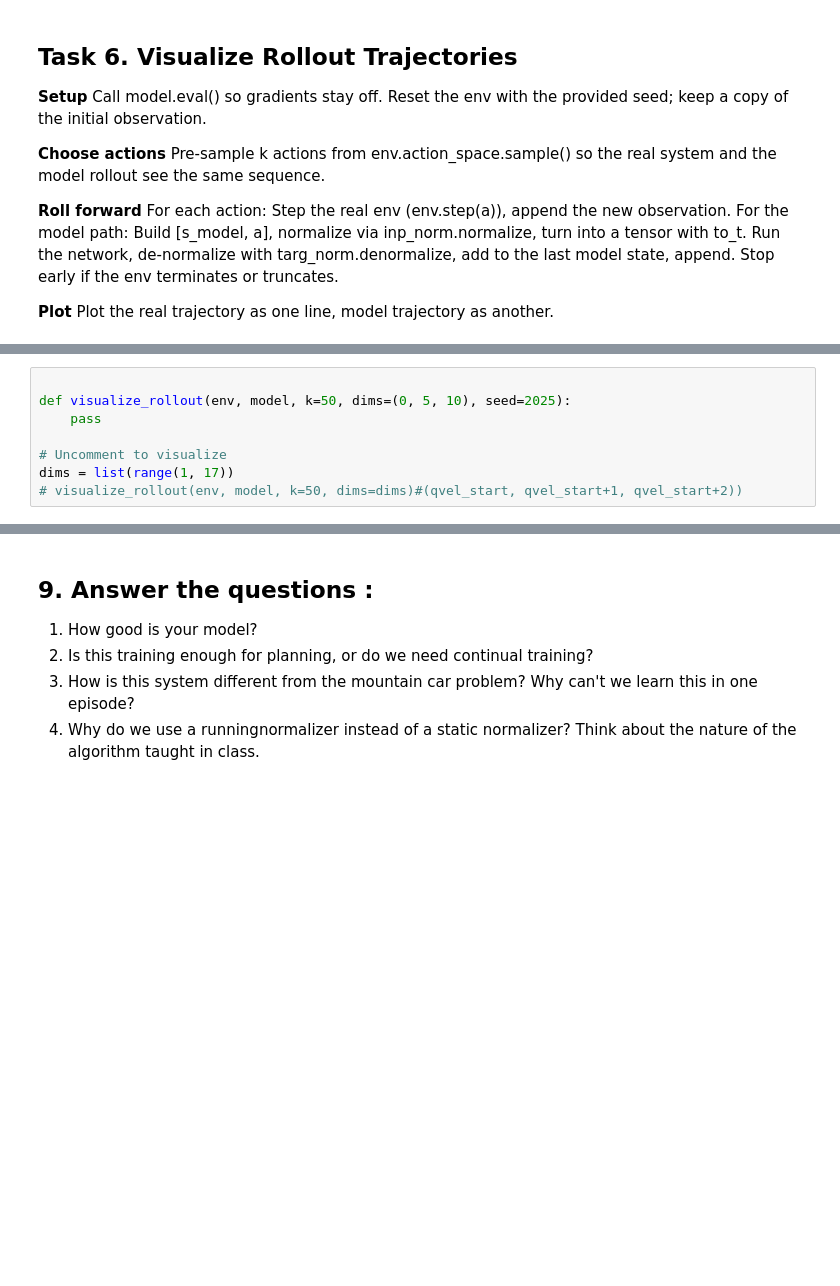
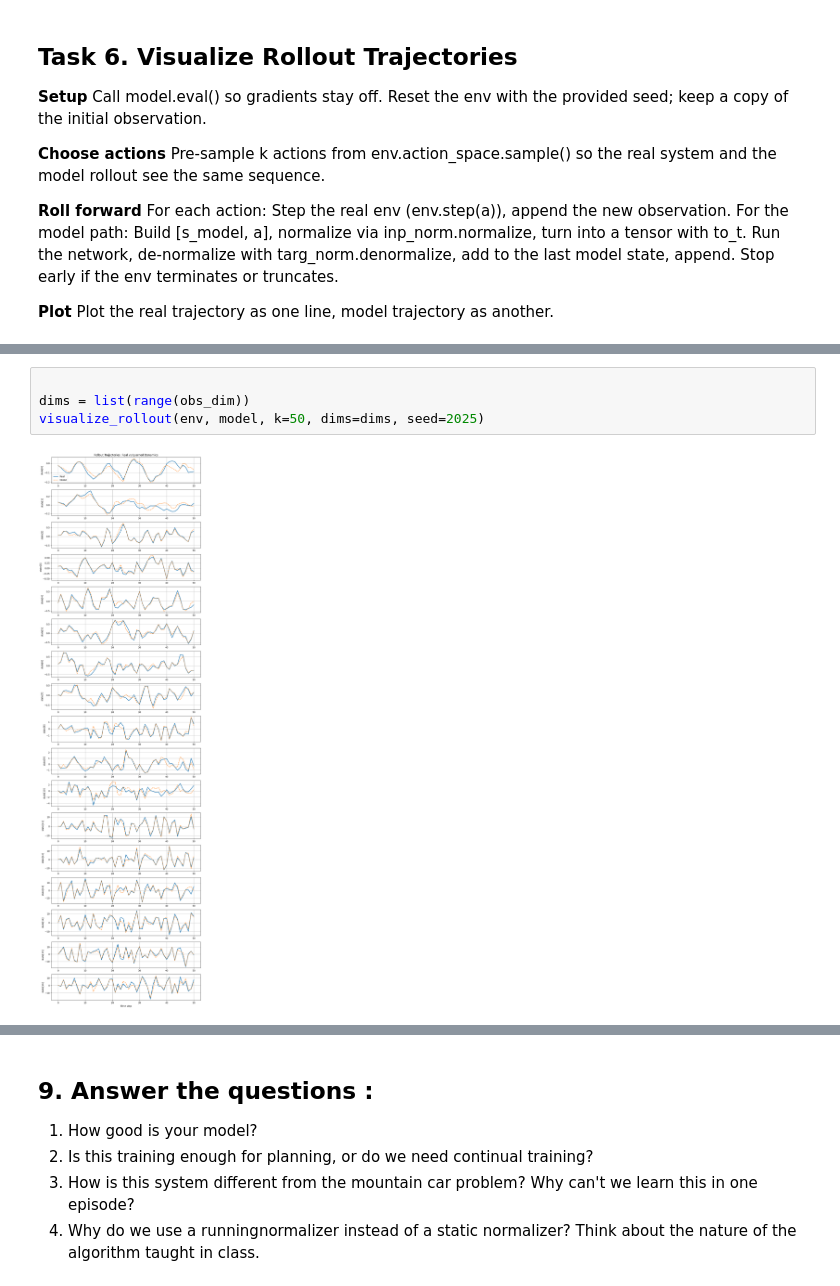
Before and after one commit to Sak724/CSE437_Lab-Reports, a Jupyter notebook: lab10_half_cheetah_dynamics.ipynb, the cells around one changed output, grey strips where cells are left out. Cells and saved outputs as stored; diff of their text form; blank space fills up the shorter version.

```diff
--- a/lab10_half_cheetah_dynamics.ipynb
+++ b/lab10_half_cheetah_dynamics.ipynb
@@ -239,8 +707,6 @@ Plot the real trajectory as one line, model trajectory as another.
 # %%
 
-def visualize_rollout(env, model, k=50, dims=(0, 5, 10), seed=2025):
-    pass
-
-# Uncomment to visualize
-dims = list(range(1, 17))
-# visualize_rollout(env, model, k=50, dims=dims)#(qvel_start, qvel_start+1, qvel_start+2))
+dims = list(range(obs_dim))
+visualize_rollout(env, model, k=50, dims=dims, seed=2025)
+# %% [output]
+[figure, added]
```
Also changed, not shown: parts of 20 cells of this notebook.
